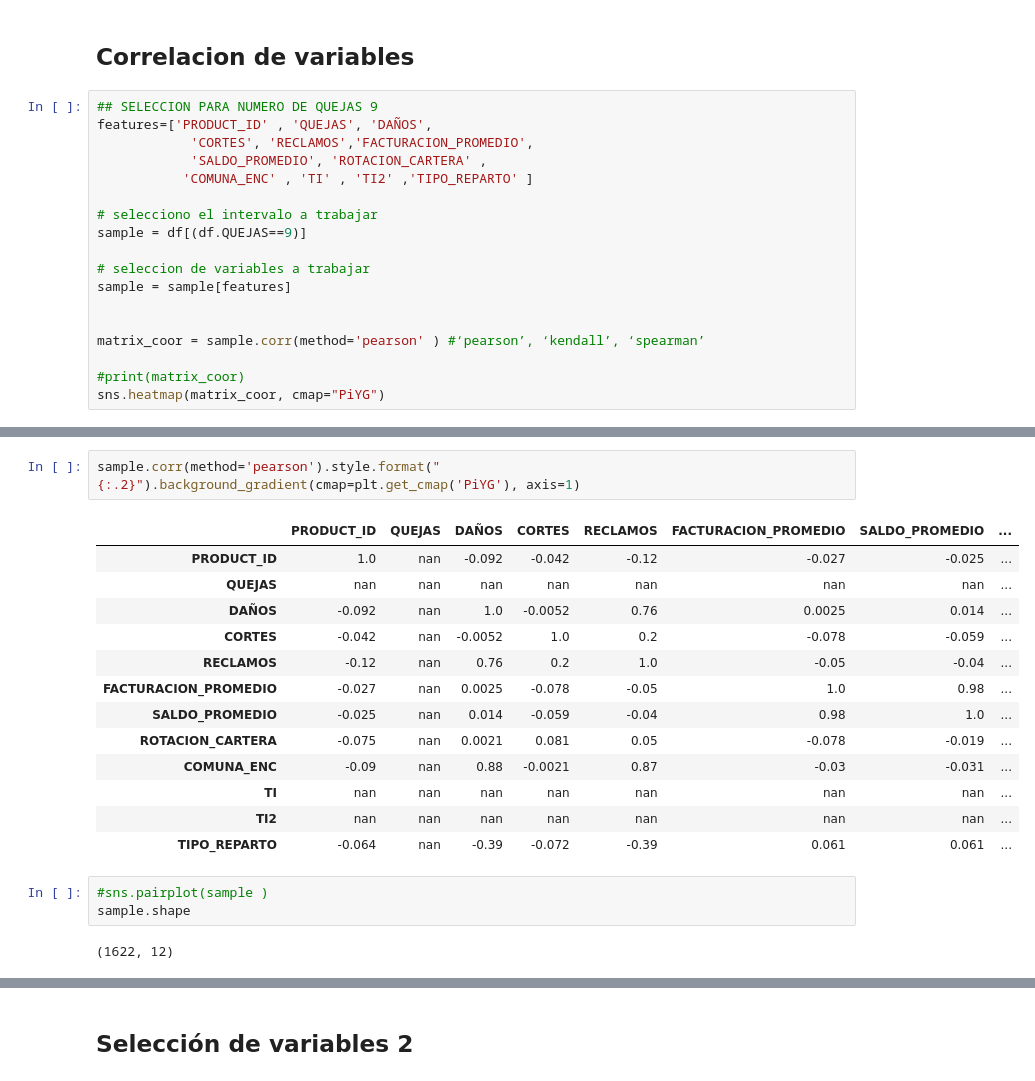
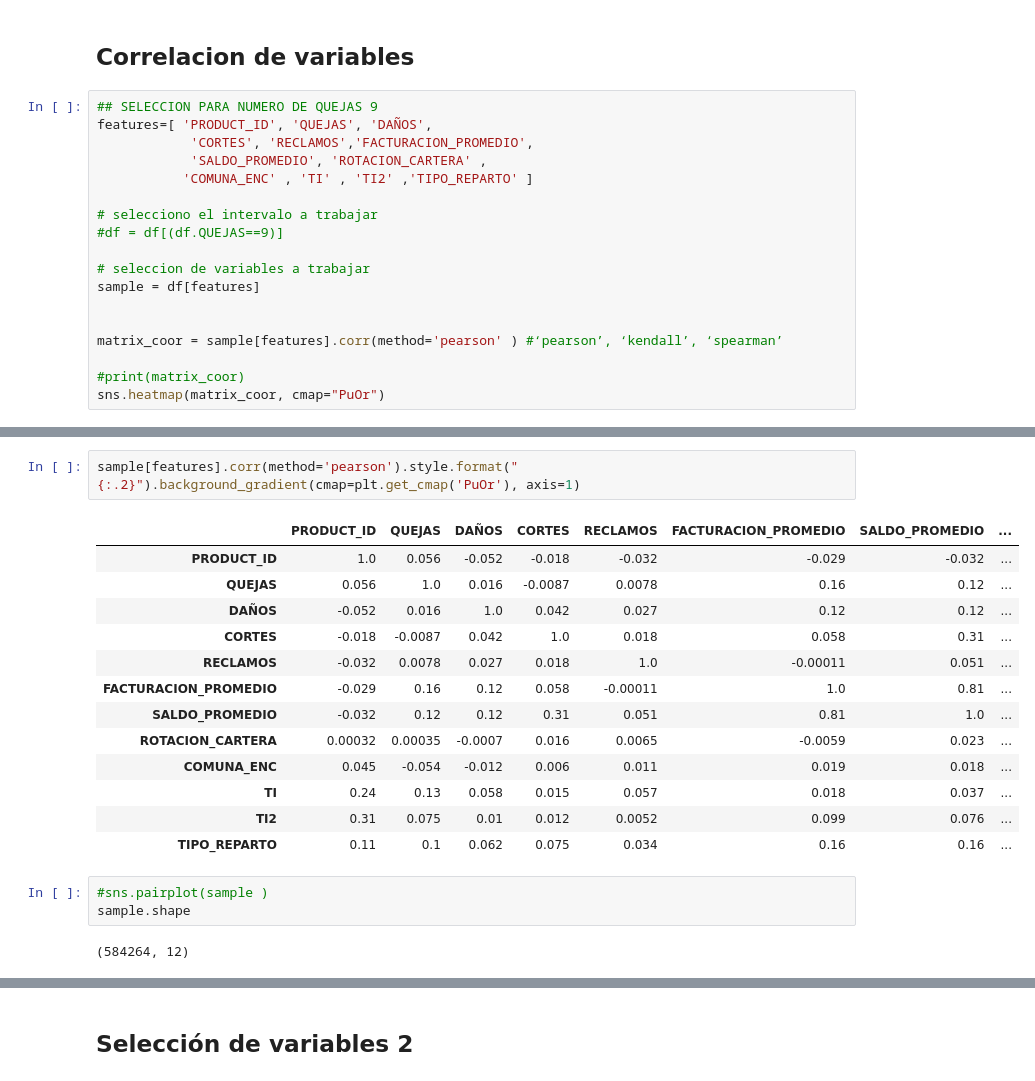
Before and after one commit to slotbite/Jupyter-Notebook, a Jupyter notebook: Modelos/Segmentacion de clientes/Coordenadas Paralelas hdbscan.ipynb, the cells around one changed output, grey strips where cells are left out. Cells and saved outputs as stored; diff of their text form.

```diff
--- a/Modelos/Segmentacion de clientes/Coordenadas Paralelas hdbscan.ipynb
+++ b/Modelos/Segmentacion de clientes/Coordenadas Paralelas hdbscan.ipynb
@@ -308,21 +336,21 @@ Index(['PRODUCT_ID', 'SUBSCRIPTION_ID', 'SUBSCRIBER_ID', 'COMUNA', 'TI', 'TI2',
 ## Correlacion de variables
 # %%
 ## SELECCION PARA NUMERO DE QUEJAS 9
-features=['PRODUCT_ID' , 'QUEJAS', 'DAÑOS',
+features=[ 'PRODUCT_ID', 'QUEJAS', 'DAÑOS',
             'CORTES', 'RECLAMOS','FACTURACION_PROMEDIO',
             'SALDO_PROMEDIO', 'ROTACION_CARTERA' ,
            'COMUNA_ENC' , 'TI' , 'TI2' ,'TIPO_REPARTO' ]
 
 # selecciono el intervalo a trabajar
-sample = df[(df.QUEJAS==9)]
+#df = df[(df.QUEJAS==9)]
 
 # seleccion de variables a trabajar
-sample = sample[features]
+sample = df[features]
 
 
-matrix_coor = sample.corr(method='pearson' ) #‘pearson’, ‘kendall’, ‘spearman’
+matrix_coor = sample[features].corr(method='pearson' ) #‘pearson’, ‘kendall’, ‘spearman’
 
 #print(matrix_coor)
-sns.heatmap(matrix_coor, cmap="PiYG")
+sns.heatmap(matrix_coor, cmap="PuOr")
 # %% [output]
 <matplotlib.axes._subplots.AxesSubplot at 0x...>
@@ -330,24 +358,24 @@ sns.heatmap(matrix_coor, cmap="PiYG")
 # %%
-sample.corr(method='pearson').style.format("{:.2}").background_gradient(cmap=plt.get_cmap('PiYG'), axis=1)
+sample[features].corr(method='pearson').style.format("{:.2}").background_gradient(cmap=plt.get_cmap('PuOr'), axis=1)
 # %% [output]
 |  | PRODUCT_ID | QUEJAS | DAÑOS | CORTES | RECLAMOS | FACTURACION_PROMEDIO | SALDO_PROMEDIO | ... |
-| PRODUCT_ID | 1.0 | nan | -0.092 | -0.042 | -0.12 | -0.027 | -0.025 | ... |
-| QUEJAS | nan | nan | nan | nan | nan | nan | nan | ... |
-| DAÑOS | -0.092 | nan | 1.0 | -0.0052 | 0.76 | 0.0025 | 0.014 | ... |
-| CORTES | -0.042 | nan | -0.0052 | 1.0 | 0.2 | -0.078 | -0.059 | ... |
-| RECLAMOS | -0.12 | nan | 0.76 | 0.2 | 1.0 | -0.05 | -0.04 | ... |
-| FACTURACION_PROMEDIO | -0.027 | nan | 0.0025 | -0.078 | -0.05 | 1.0 | 0.98 | ... |
-| SALDO_PROMEDIO | -0.025 | nan | 0.014 | -0.059 | -0.04 | 0.98 | 1.0 | ... |
-| ROTACION_CARTERA | -0.075 | nan | 0.0021 | 0.081 | 0.05 | -0.078 | -0.019 | ... |
-| COMUNA_ENC | -0.09 | nan | 0.88 | -0.0021 | 0.87 | -0.03 | -0.031 | ... |
-| TI | nan | nan | nan | nan | nan | nan | nan | ... |
-| TI2 | nan | nan | nan | nan | nan | nan | nan | ... |
-| TIPO_REPARTO | -0.064 | nan | -0.39 | -0.072 | -0.39 | 0.061 | 0.061 | ... |
+| PRODUCT_ID | 1.0 | 0.056 | -0.052 | -0.018 | -0.032 | -0.029 | -0.032 | ... |
+| QUEJAS | 0.056 | 1.0 | 0.016 | -0.0087 | 0.0078 | 0.16 | 0.12 | ... |
+| DAÑOS | -0.052 | 0.016 | 1.0 | 0.042 | 0.027 | 0.12 | 0.12 | ... |
+| CORTES | -0.018 | -0.0087 | 0.042 | 1.0 | 0.018 | 0.058 | 0.31 | ... |
+| RECLAMOS | -0.032 | 0.0078 | 0.027 | 0.018 | 1.0 | -0.00011 | 0.051 | ... |
+| FACTURACION_PROMEDIO | -0.029 | 0.16 | 0.12 | 0.058 | -0.00011 | 1.0 | 0.81 | ... |
+| SALDO_PROMEDIO | -0.032 | 0.12 | 0.12 | 0.31 | 0.051 | 0.81 | 1.0 | ... |
+| ROTACION_CARTERA | 0.00032 | 0.00035 | -0.0007 | 0.016 | 0.0065 | -0.0059 | 0.023 | ... |
+| COMUNA_ENC | 0.045 | -0.054 | -0.012 | 0.006 | 0.011 | 0.019 | 0.018 | ... |
+| TI | 0.24 | 0.13 | 0.058 | 0.015 | 0.057 | 0.018 | 0.037 | ... |
+| TI2 | 0.31 | 0.075 | 0.01 | 0.012 | 0.0052 | 0.099 | 0.076 | ... |
+| TIPO_REPARTO | 0.11 | 0.1 | 0.062 | 0.075 | 0.034 | 0.16 | 0.16 | ... |
 # %%
 #sns.pairplot(sample )
 sample.shape
 # %% [output]
-(1622, 12)
+(584264, 12)
 # %%
 sample.describe()
 # %% [output]
```
Also changed, not shown: parts of 18 cells of this notebook, 1 other file.
